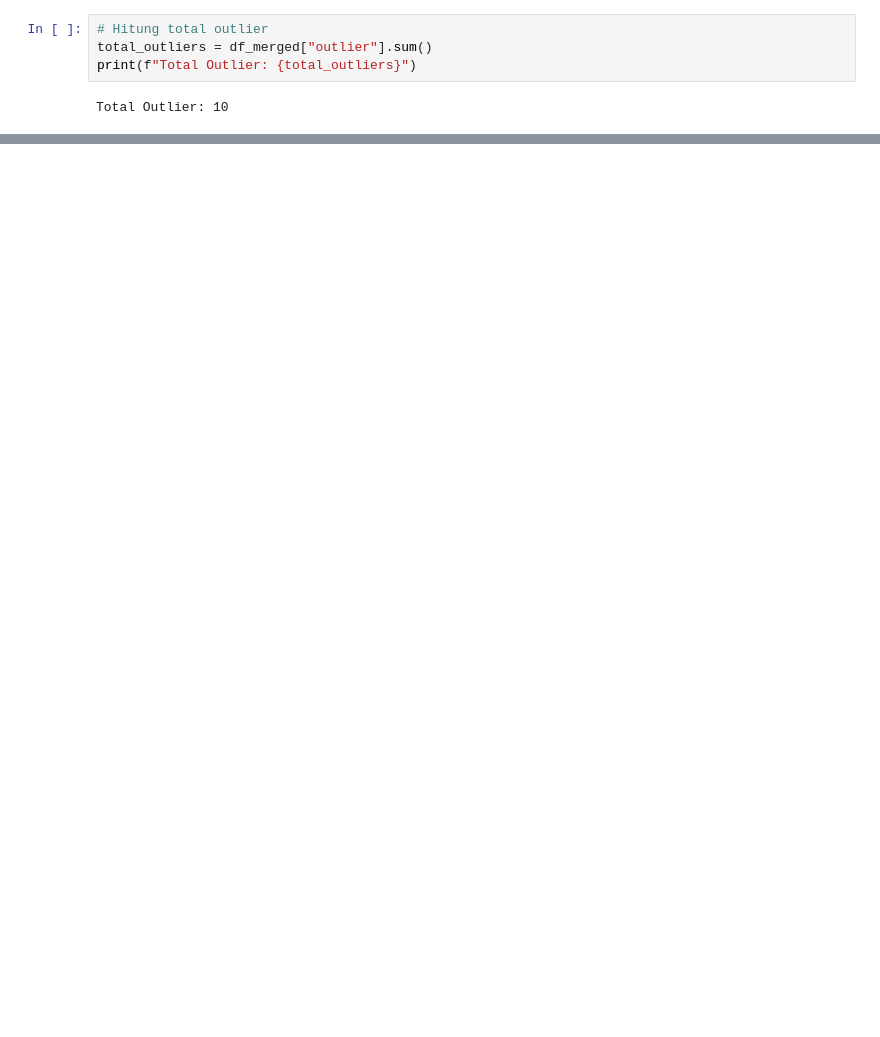
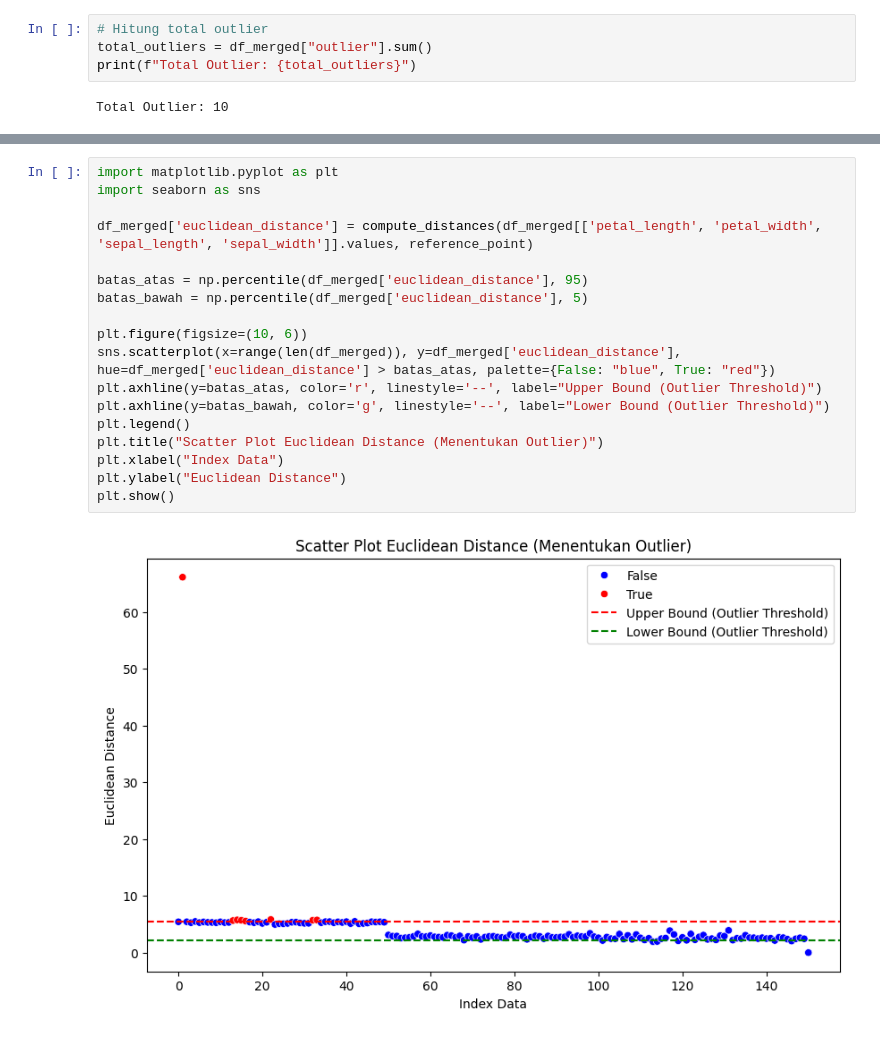
Before and after one commit to sifa-190/pendata, a Jupyter notebook: _sources/Tugas2.ipynb, the cells around one changed output, grey strips where cells are left out. Saved outputs shown, nothing was run; the diff lists cells and outputs as text; blank space fills up the shorter version.

```diff
--- a/_sources/Tugas2.ipynb
+++ b/_sources/Tugas2.ipynb
@@ -174,0 +322,20 @@ print(df_sorted.to_string(index=False))
+# %%
+import matplotlib.pyplot as plt
+import seaborn as sns
+
+df_merged['euclidean_distance'] = compute_distances(df_merged[['petal_length', 'petal_width', 'sepal_length', 'sepal_width']].values, reference_point)
+
+batas_atas = np.percentile(df_merged['euclidean_distance'], 95)
+batas_bawah = np.percentile(df_merged['euclidean_distance'], 5)
+
+plt.figure(figsize=(10, 6))
+sns.scatterplot(x=range(len(df_merged)), y=df_merged['euclidean_distance'], hue=df_merged['euclidean_distance'] > batas_atas, palette={False: "blue", True: "red"})
+plt.axhline(y=batas_atas, color='r', linestyle='--', label="Upper Bound (Outlier Threshold)")
+plt.axhline(y=batas_bawah, color='g', linestyle='--', label="Lower Bound (Outlier Threshold)")
+plt.legend()
+plt.title("Scatter Plot Euclidean Distance (Menentukan Outlier)")
+plt.xlabel("Index Data")
+plt.ylabel("Euclidean Distance")
+plt.show()
+# %% [output]
+[figure, added]
```
Also changed, not shown: parts of 31 cells of this notebook, 7 other files.
